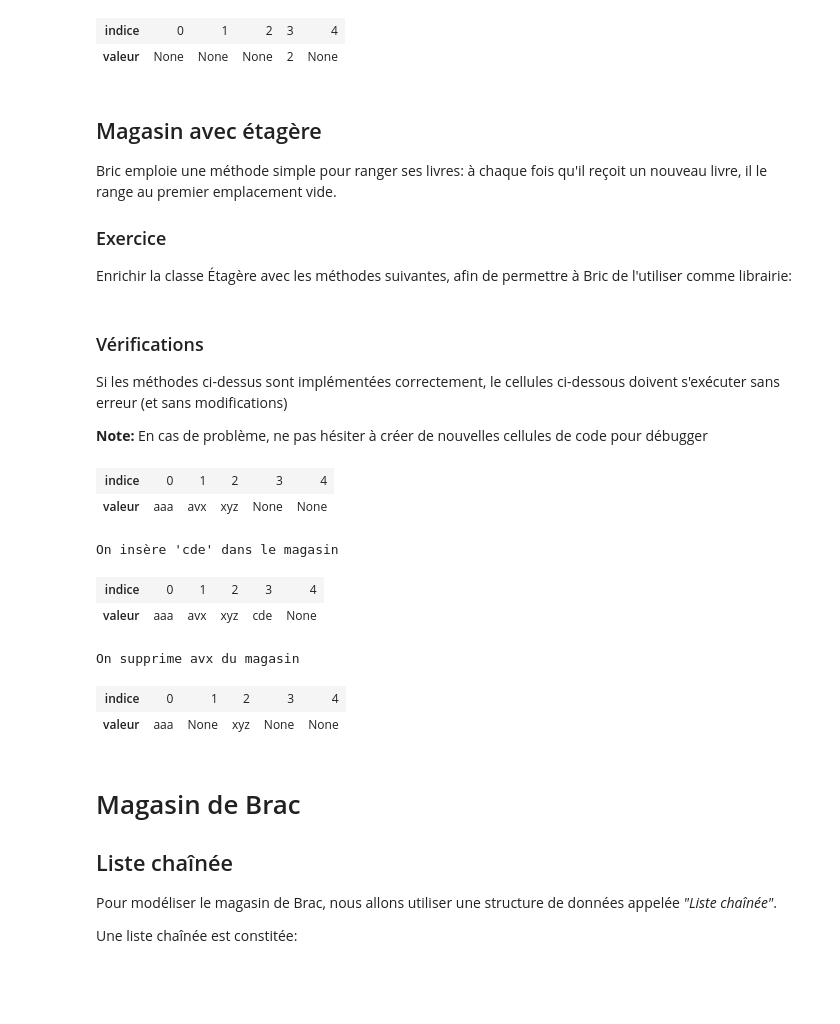
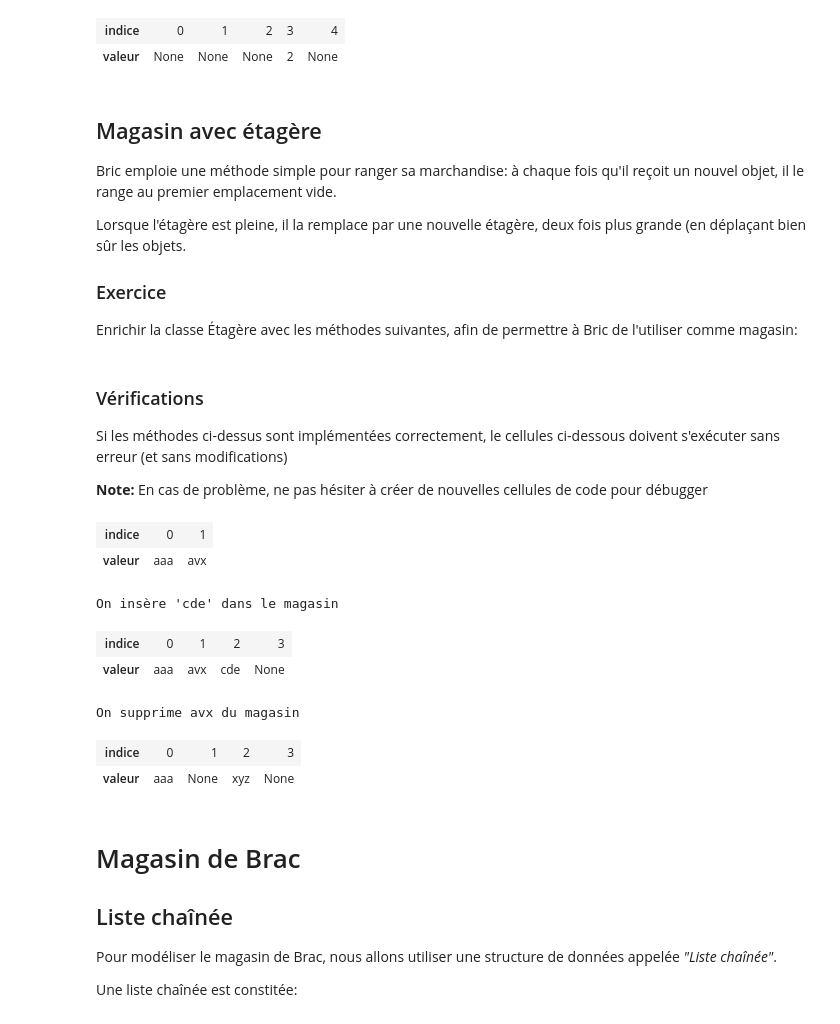
Before and after one commit to sapristi/cours_algo, a Jupyter notebook: content/ESGI_3A/1_bases.ipynb, the cells around one changed output. Drawn from its saved outputs; the diff is of its cells as text; code cells hidden in the pictures; blank space fills up the shorter version.

```diff
--- a/content/ESGI_3A/1_bases.ipynb
+++ b/content/ESGI_3A/1_bases.ipynb
@@ -86,16 +86,19 @@ a
 # %% [markdown]
 ## Magasin avec étagère
 
-Bric emploie une méthode simple pour ranger ses livres: à chaque fois qu'il reçoit un nouveau livre, il le range au premier emplacement vide.
+Bric emploie une méthode simple pour ranger sa marchandise: à chaque fois qu'il reçoit un nouvel objet, il le range au premier emplacement vide.
+
+Lorsque l'étagère est pleine, il la remplace par une nouvelle étagère, deux fois plus grande (en déplaçant bien sûr les objets.
 
 ### Exercice
 
-Enrichir la classe Étagère avec les méthodes suivantes, afin de permettre à Bric de l'utiliser comme librairie:
+Enrichir la classe Étagère avec les méthodes suivantes, afin de permettre à Bric de l'utiliser comme magasin:
 # %%
 class Bric:
-    def __init__(self, capacité=5):
+    def __init__(self, capacité=2):
         self.capacité = capacité
-        self.eta = Etagère(capacité=capacité)
+        self.eta = Etagère(capacité=self.capacité)
+
     def __getitem__(self, index):
         return self.eta[index]
     def __setitem__(self, index, value):
@@ -113,17 +116,33 @@ class Bric:
         return res
         #END
 
+    def _remplace_étagère(self):
+        """
+        Remplace l'étagère actuelle par une nouvelle deux fois plus grande,
+        en gardant les objets stoqués
+        """
+        #BEGIN
+        new_capa = self.capacité * 2
+        new_eta = Etagère(capacité=new_capa)
+        for i in range(self.capacité):
+            new_eta[i] = self.eta[i]
+        self.eta = new_eta
+        self.capacité = new_capa
+        #END
+
     def add(self, value: str):
         """
         Ajoute value dans la première case libre du tableau
-        Si plus de place, crée une nouvelle étagère avec le double de capacité.
+        Si plus de place, crée une nouvelle étagère avec le double de capacité, puis place
+        la valeur dans une case vide.
         """
         #BEGIN
         for i in range(self.capacité):
             if self[i] is None:
                 self[i] = value
                 return
-        raise Exception("Plus de place")
+        self._remplace_étagère()
+        self[i + 1] = value
         #END
 
     def remove(self, value):
@@ -152,10 +171,9 @@ class Bric:
 
     @staticmethod
     def from_values(
-        capacité,
         values,
     ):
-        res = Bric(capacité=capacité)
+        res = Bric()
         for i, value in enumerate(values):
             res.add(value)
         return res
@@ -166,45 +184,47 @@ Si les méthodes ci-dessus sont implémentées correctement, le cellules ci-dess
 
 **Note:** En cas de problème, ne pas hésiter à créer de nouvelles cellules de code pour débugger
 # %%
-lbric = Bric.from_values(capacité = 5, values=["aaa", "avx", "xyz"])
+lbric = Bric.from_values(values=["aaa", "avx"])
 
 assert (
     lbric[0] == "aaa"
     and lbric[1] == "avx"
-    and lbric[2] == "xyz"
-    and lbric[3] == None
 )
-assert lbric.nb_items() == 3
+assert lbric.nb_items() == 2
 lbric
 # %% [output]
-| indice | 0 | 1 | 2 | 3 | 4 |
-| valeur | aaa | avx | xyz | None | None |
+| indice | 0 | 1 |
+| valeur | aaa | avx |
 # %%
-lbric = Bric.from_values(capacité = 5, values=["aaa", "avx", "xyz"])
+lbric = Bric.from_values(values=["aaa", "avx"])
 print("On insère 'cde' dans le magasin")
 lbric.add("cde")
 
-assert lbric[3] == "cde"
-assert lbric.nb_items() == 4
+assert lbric[2] == "cde"
+assert lbric[3] == None
+assert lbric.nb_items() == 3
 
 lbric
 # %% [output]
 On insère 'cde' dans le magasin
-| indice | 0 | 1 | 2 | 3 | 4 |
-| valeur | aaa | avx | xyz | cde | None |
+| indice | 0 | 1 | 2 | 3 |
+| valeur | aaa | avx | cde | None |
 # %%
-lbric = Bric.from_values(capacité = 5, values=["aaa", "avx", "xyz"])
+lbric = Bric.from_values(values=["aaa", "avx", "xyz"])
 print("On supprime avx du magasin")
 lbric.remove("avx")
 
 assert lbric[1] is None
 assert lbric.nb_items() == 2
 
+assert lbric.contains("aaa")
+assert not lbric.contains("avx")
+
 lbric
 # %% [output]
 On supprime avx du magasin
-| indice | 0 | 1 | 2 | 3 | 4 |
-| valeur | aaa | None | xyz | None | None |
+| indice | 0 | 1 | 2 | 3 |
+| valeur | aaa | None | xyz | None |
 # %% [markdown]
 # Magasin de Brac
 
```
Also changed, not shown: parts of 22 cells of this notebook, 2 other files.
